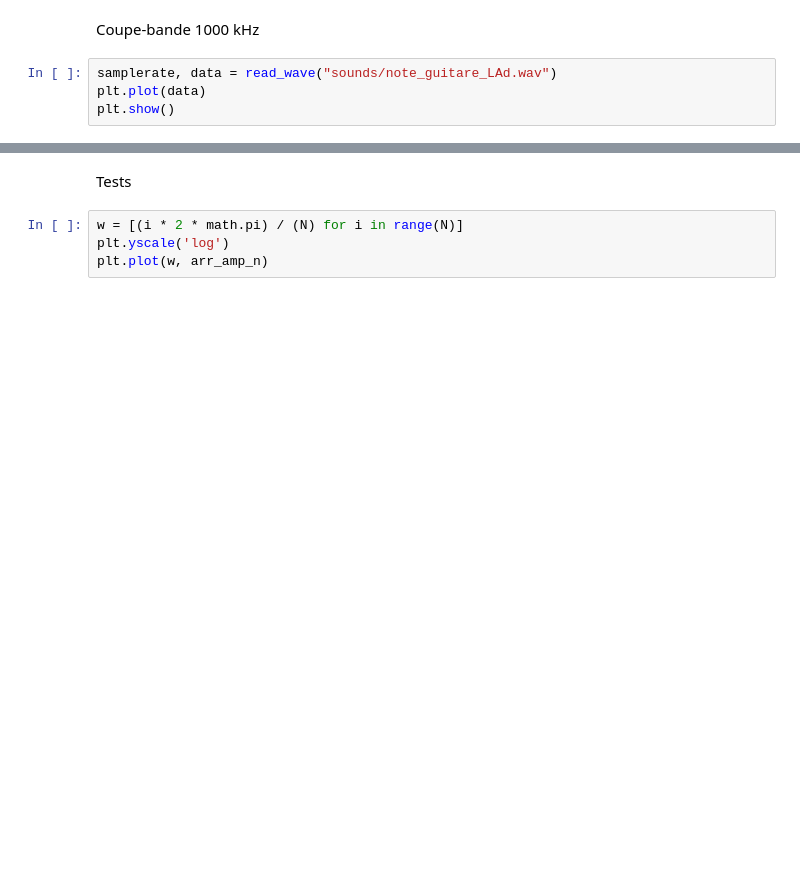
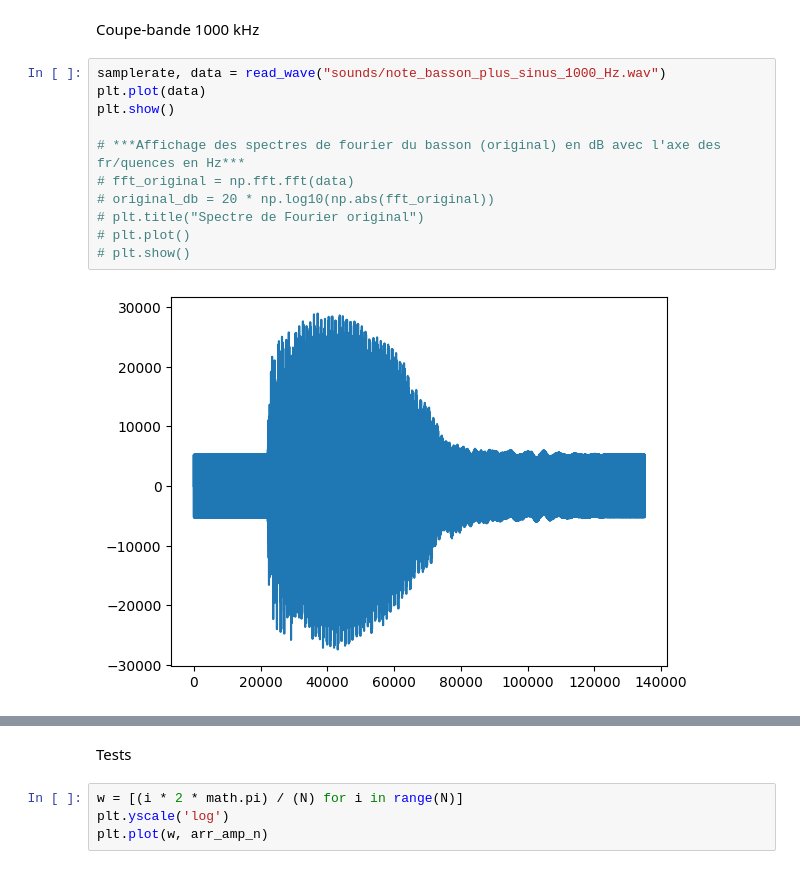
Before and after one commit to jactymilena/APP3_S5, a Jupyter notebook: problematique.ipynb, the cells around one changed output, grey strips where cells are left out. Drawn from its saved outputs; the diff is of its cells as text; blank space fills up the shorter version.

```diff
--- a/problematique.ipynb
+++ b/problematique.ipynb
@@ -226,8 +155,17 @@ for k in notes:
 # %% [markdown]
 Coupe-bande 1000 kHz
-# %%
-samplerate, data = read_wave("sounds/note_guitare_LAd.wav")
-plt.plot(data)
-plt.show()
+# %%
+samplerate, data = read_wave("sounds/note_basson_plus_sinus_1000_Hz.wav")
+plt.plot(data)
+plt.show()
+
+# ***Affichage des spectres de fourier du basson (original) en dB avec l'axe des fr/quences en Hz***
+# fft_original = np.fft.fft(data)
+# original_db = 20 * np.log10(np.abs(fft_original))
+# plt.title("Spectre de Fourier original")
+# plt.plot()
+# plt.show()
+# %% [output]
+[figure, added]
 # %%
 N = 6000
```
Also changed, not shown: parts of 12 cells of this notebook.
